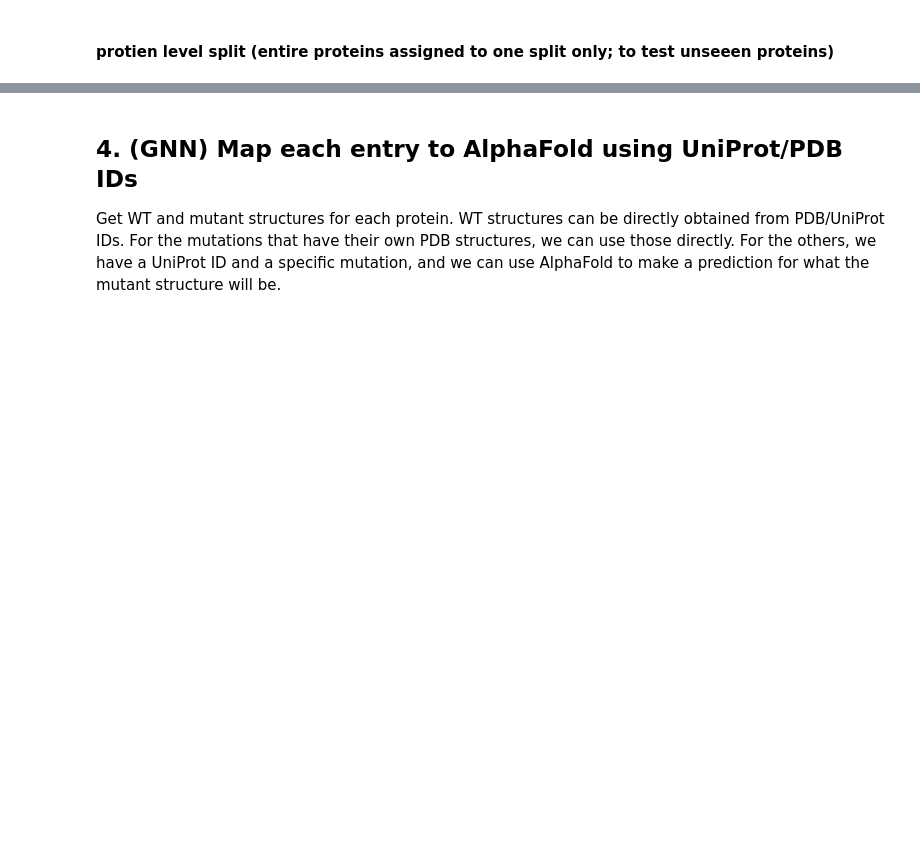
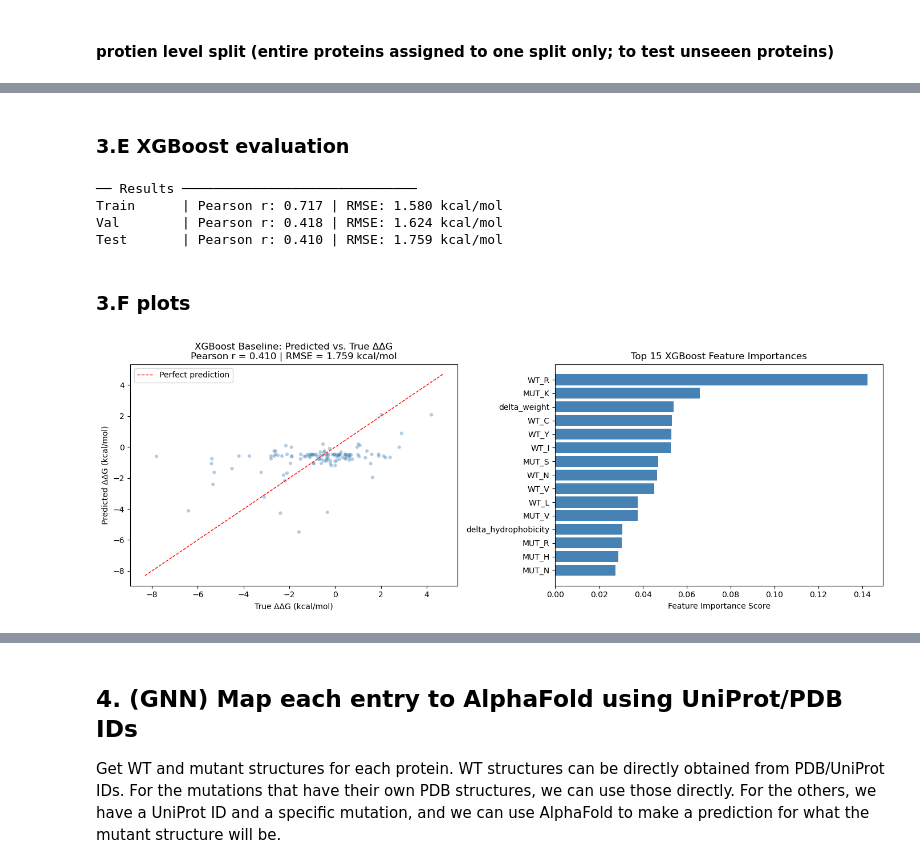
Before and after one commit to amy-acharya/aml-final-project, a Jupyter notebook: project.ipynb, the cells around one changed output, grey strips where cells are left out. Drawn from its saved outputs; the diff is of its cells as text; code cells hidden in the pictures; blank space fills up the shorter version.

Commit message:
add XGBoost baseline
needs to be checked

```diff
--- a/project.ipynb
+++ b/project.ipynb
@@ -387,0 +413,6 @@ print(f"  Test:  {len(test_prot)} mutations,  {test_prot['PROTEIN'].nunique()} p
+# %%
+model = XGBRegressor(
+    n_estimators=300, learning_rate=0.05, max_depth=4, subsample=0.8, colsample_bytree=0.8,
+    random_state=42, eval_metric='rmse', early_stopping_rounds=20,)
+
+model.fit(X_train, y_train, eval_set=[(X_val, y_val)], verbose=50)
@@ -387,0 +434,50 @@ print(f"  Test:  {len(test_prot)} mutations,  {test_prot['PROTEIN'].nunique()} p
+# %% [markdown]
+### 3.E XGBoost evaluation
+# %%
+def evaluate(model, X, y, split_name):
+    preds = model.predict(X)
+    rmse = np.sqrt(mean_squared_error(y, preds))
+    r, _ = pearsonr(y, preds)
+    print(f"{split_name:10s} | Pearson r: {r:.3f} | RMSE: {rmse:.3f} kcal/mol")
+    return preds, r, rmse
+
+print("── Results ──────────────────────────────")
+_, _, _  = evaluate(model, X_train, y_train, "Train")
+_, _, _  = evaluate(model, X_val,   y_val,   "Val")
+test_preds, test_r, test_rmse = evaluate(model, X_test, y_test, "Test")
+# %% [output]
+── Results ──────────────────────────────
+Train      | Pearson r: 0.717 | RMSE: 1.580 kcal/mol
+Val        | Pearson r: 0.418 | RMSE: 1.624 kcal/mol
+Test       | Pearson r: 0.410 | RMSE: 1.759 kcal/mol
+# %% [markdown]
+### 3.F plots
+# %%
+
+fig, axes = plt.subplots(1, 2, figsize=(14, 5))
+
+# predicted vs actual
+axes[0].scatter(y_test, test_preds, alpha=0.4, s=20,
+                color='steelblue', edgecolors='none')
+lims = [min(y_test.min(), test_preds.min()) - 0.5,
+        max(y_test.max(), test_preds.max()) + 0.5]
+axes[0].plot(lims, lims, 'r--', linewidth=1, label='Perfect prediction')
+axes[0].set_xlabel('True ΔΔG (kcal/mol)')
+axes[0].set_ylabel('Predicted ΔΔG (kcal/mol)')
+axes[0].set_title(f'XGBoost Baseline: Predicted vs. True ΔΔG\n'
+                  f'Pearson r = {test_r:.3f} | RMSE = {test_rmse:.3f} kcal/mol')
+axes[0].legend()
+
+# feature importance
+importance = model.feature_importances_
+feature_cols = [c for c in baseline_uniprot_df.columns if c not in ['PROTEIN', 'ddG']]
+sorted_idx = np.argsort(importance)[-15:]
+axes[1].barh(np.array(feature_cols)[sorted_idx],
+             importance[sorted_idx], color='steelblue')
+axes[1].set_xlabel('Feature Importance Score')
+axes[1].set_title('Top 15 XGBoost Feature Importances')
+
+plt.tight_layout()
+plt.show()
+# %% [output]
+[figure, added]
```
Also changed, not shown: parts of 17 cells of this notebook.
